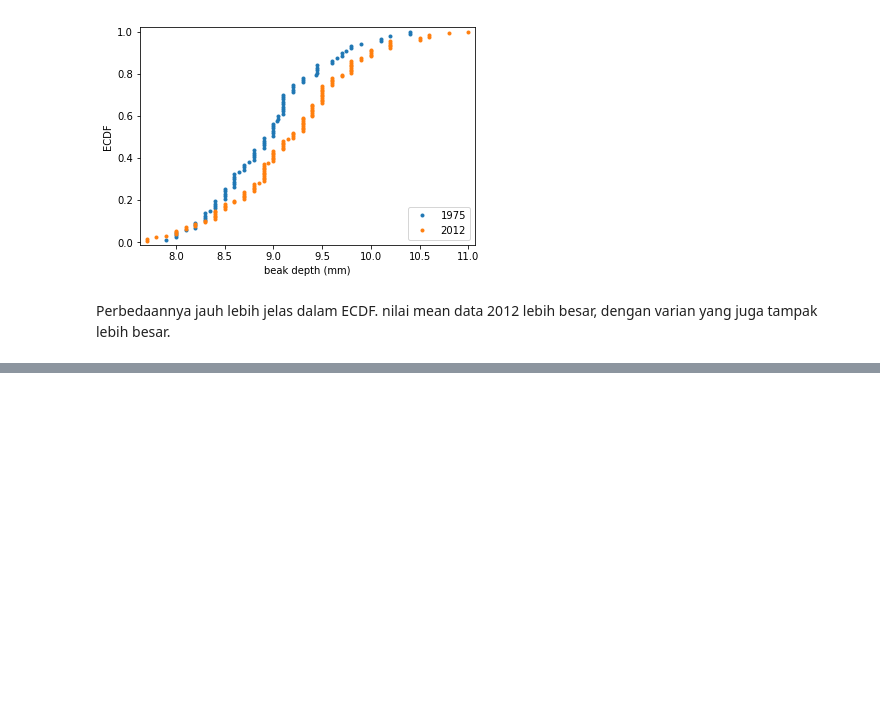
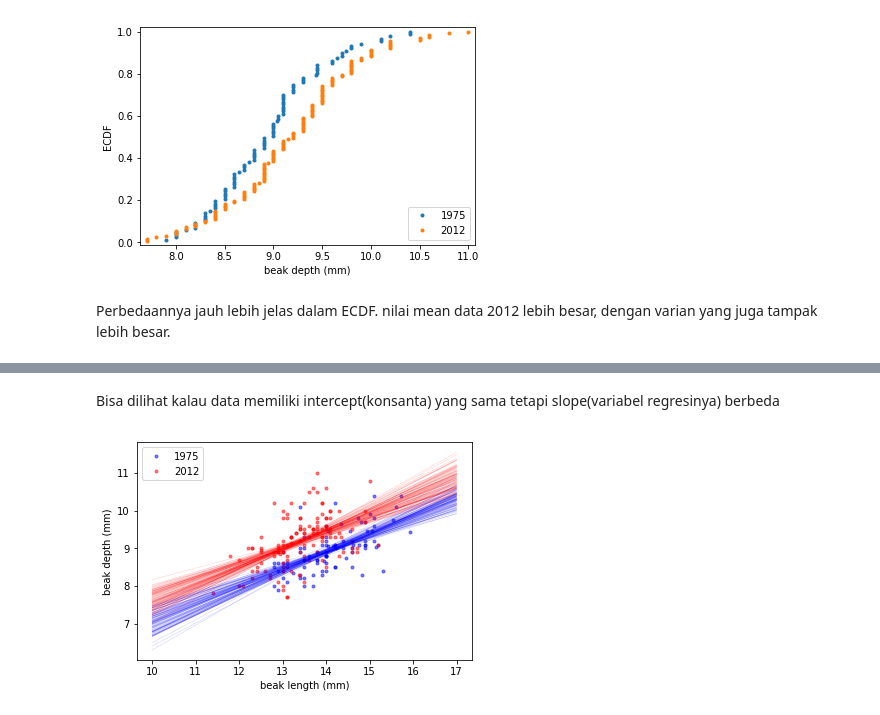
Before and after one commit to royhanmardista/Analisa-evolusi-darwin, a Jupyter notebook: Notebook.ipynb, the cells around one changed output, grey strips where cells are left out. Saved outputs shown, nothing was run; the diff lists cells and outputs as text; code cells hidden in the pictures; blank space fills up the shorter version.

Commit message:
-- penambahan analisis hereditas
-- analisis korelasi pearson
-- analisis regresi liner
-- single and pair bootstraping
-- null hypothesis testing

```diff
--- a/Notebook.ipynb
+++ b/Notebook.ipynb
@@ -138,0 +272,23 @@ Perbedaannya jauh lebih jelas dalam ECDF. nilai mean data 2012 lebih besar, deng
+# %%
+# kita akan meggunakan piar bootstrap untuk melakukan replicate dua data ------------------------------------
+def draw_bs_pairs_linreg(x, y, size=1):
+    """Melakukan bootstrap untuk regrsi linier."""
+
+    # bikin index yang kemudian akan diambil secara random
+    inds = np.arange(len(x))
+
+    # mulai membuat replika
+    bs_slope_reps = np.empty(size)
+    bs_intercept_reps = np.empty(size)
+
+
+    for i in range(size):
+    # pemilihan index secara random dimulai
+        bs_inds = np.random.choice(inds, size=len(inds))
+
+        # ambil data x dan y sesuai index random yang dipilih dari inds
+        bs_x, bs_y = x[bs_inds], y[bs_inds]
+
+        bs_slope_reps[i], bs_intercept_reps[i] = np.polyfit(bs_x, bs_y, 1)
+
+    return bs_slope_reps, bs_intercept_reps
@@ -138,0 +331,26 @@ Perbedaannya jauh lebih jelas dalam ECDF. nilai mean data 2012 lebih besar, deng
+# %% [markdown]
+Bisa dilihat kalau data memiliki intercept(konsanta) yang sama tetapi slope(variabel regresinya) berbeda
+# %%
+# membuat scatter plot dari data yang ada
+_ = plt.plot(panjang_1975, lebar_1975, marker='.',
+             linestyle='none', color='blue', alpha=0.5)
+_ = plt.plot(panjang_2012, lebar_2012, marker='.',
+             linestyle='none', color='red', alpha=0.5)
+
+_ = plt.xlabel('beak length (mm)')
+_ = plt.ylabel('beak depth (mm)')
+_ = plt.legend(('1975', '2012'), loc='upper left')
+
+# rentang nilai untuk bootstaping
+x = np.array([10, 17])
+
+# membuat plot
+for i in range(100):
+    plt.plot(x, bs_slope_reps_1975[i]*x + bs_intercept_reps_1975[i],
+             linewidth=0.5, alpha=0.2, color='blue')
+    plt.plot(x, bs_slope_reps_2012[i]*x + bs_intercept_reps_2012[i],
+             linewidth=0.5, alpha=0.2, color='red')
+
+plt.show()
+# %% [output]
+[figure, added]
```
Also changed, not shown: parts of 41 cells of this notebook.
